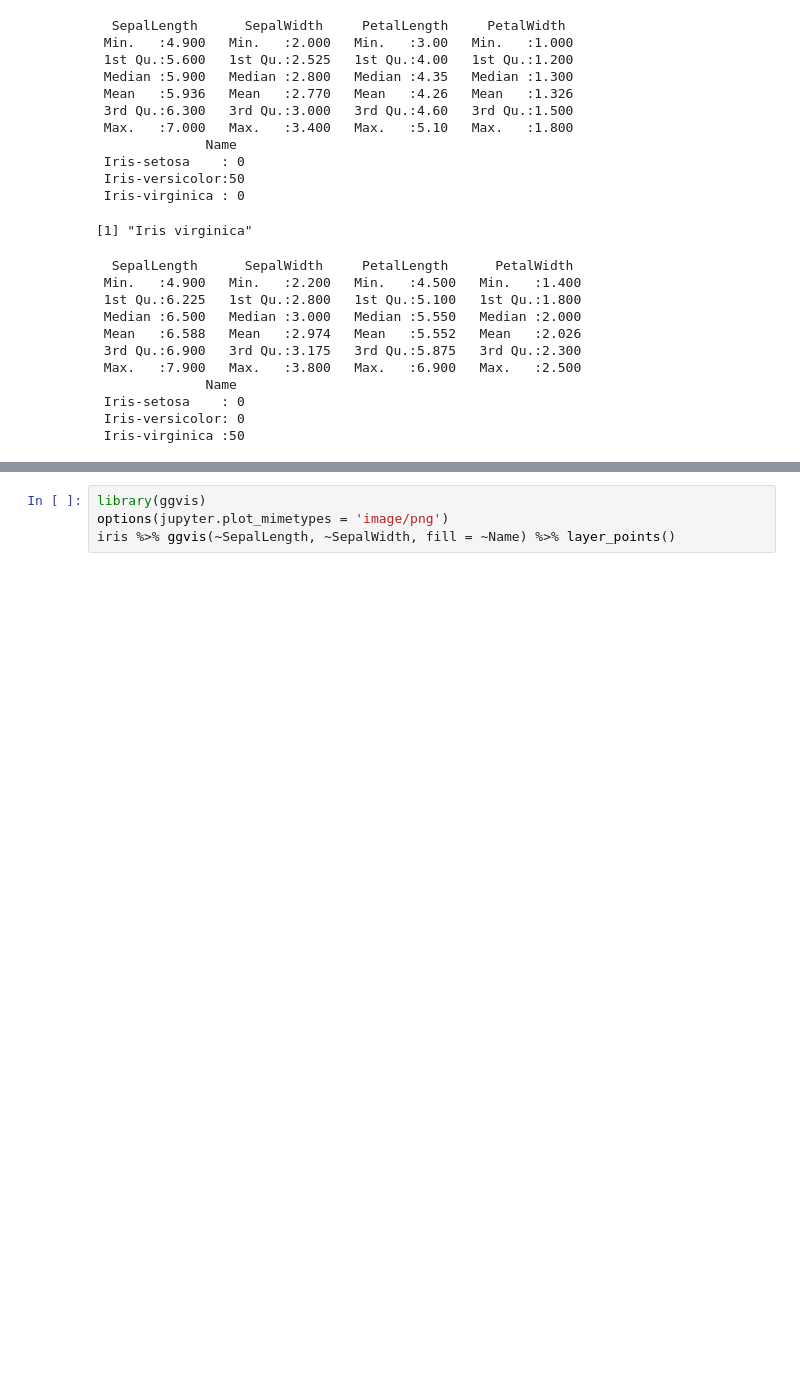
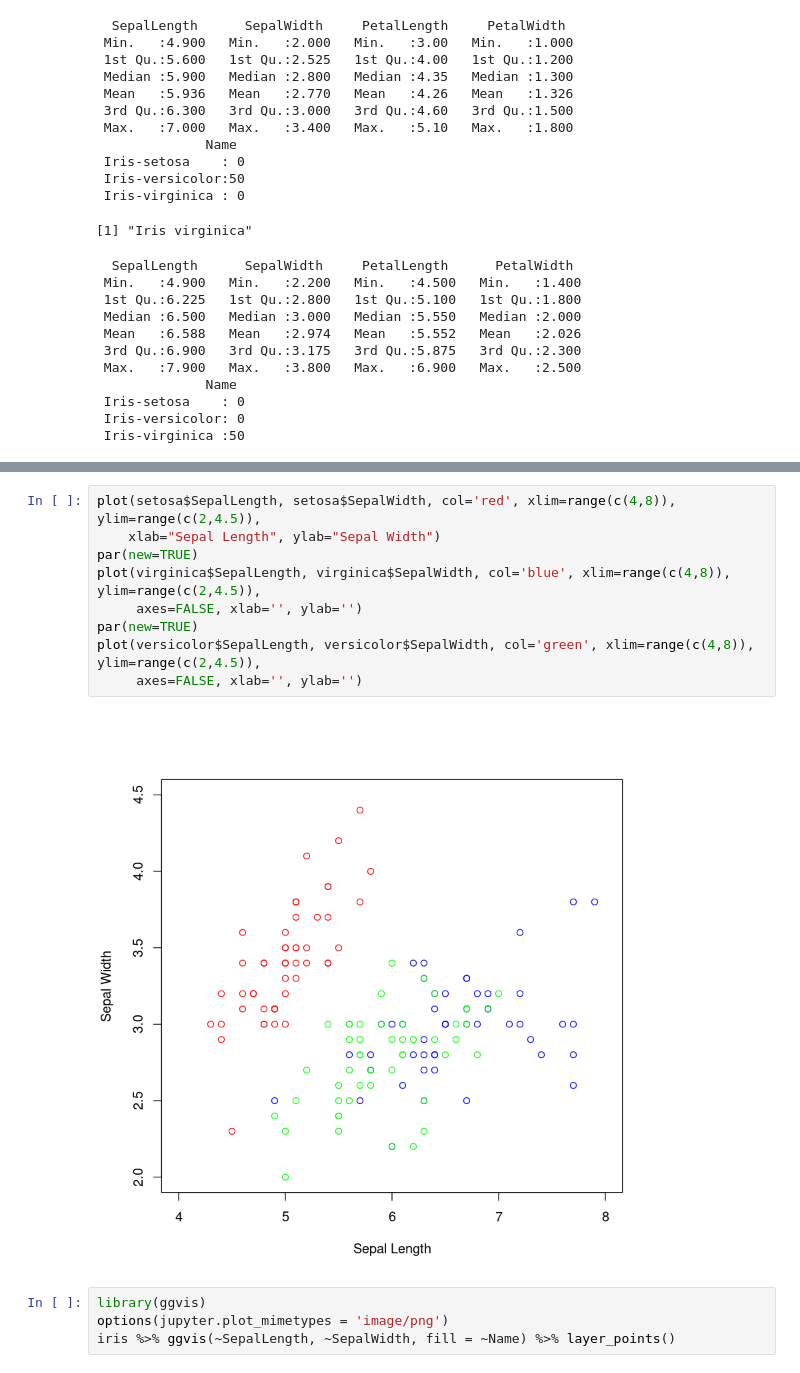
Before and after one commit to ekergy/jupyter_notebooks, a Jupyter notebook: curso/2-R.ipynb, the cells around one changed output, grey strips where cells are left out. Cells and saved outputs as stored; diff of their text form; blank space fills up the shorter version.

```diff
--- a/curso/2-R.ipynb
+++ b/curso/2-R.ipynb
@@ -81,3 +81,14 @@ Installing package into ‘/home/guillem/R/x86_64-pc-linux-gnu-library/3.3’
+# %%
+plot(setosa$SepalLength, setosa$SepalWidth, col='red', xlim=range(c(4,8)), ylim=range(c(2,4.5)),
+    xlab="Sepal Length", ylab="Sepal Width")
+par(new=TRUE)
+plot(virginica$SepalLength, virginica$SepalWidth, col='blue', xlim=range(c(4,8)), ylim=range(c(2,4.5)),
+     axes=FALSE, xlab='', ylab='')
+par(new=TRUE)
+plot(versicolor$SepalLength, versicolor$SepalWidth, col='green', xlim=range(c(4,8)), ylim=range(c(2,4.5)),
+     axes=FALSE, xlab='', ylab='')
+# %% [output]
+[figure, added]
 # %%
 library(ggvis)
 options(jupyter.plot_mimetypes = 'image/png')
```
Also changed, not shown: parts of 2 cells of this notebook.
